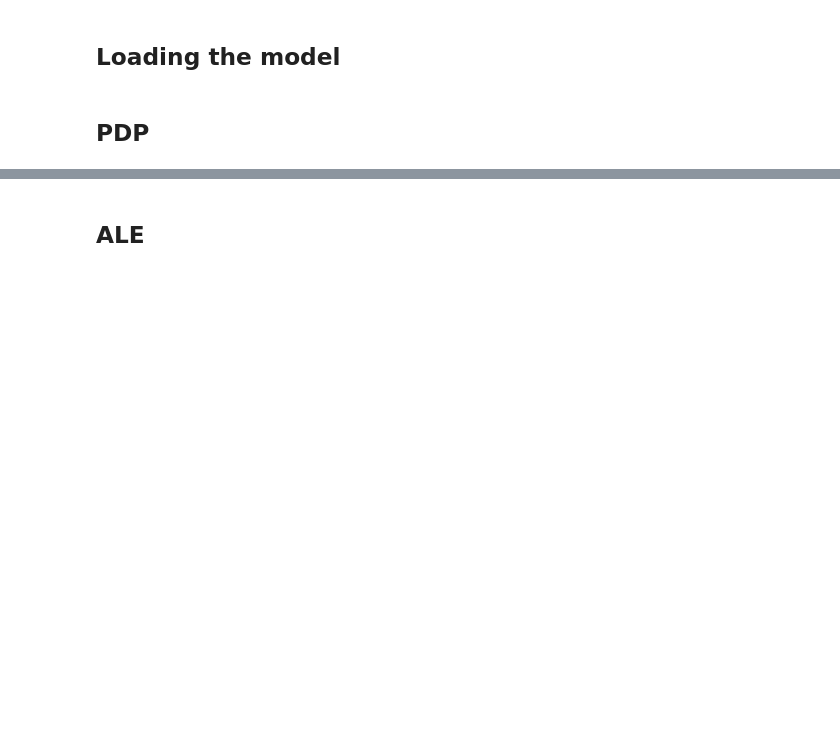
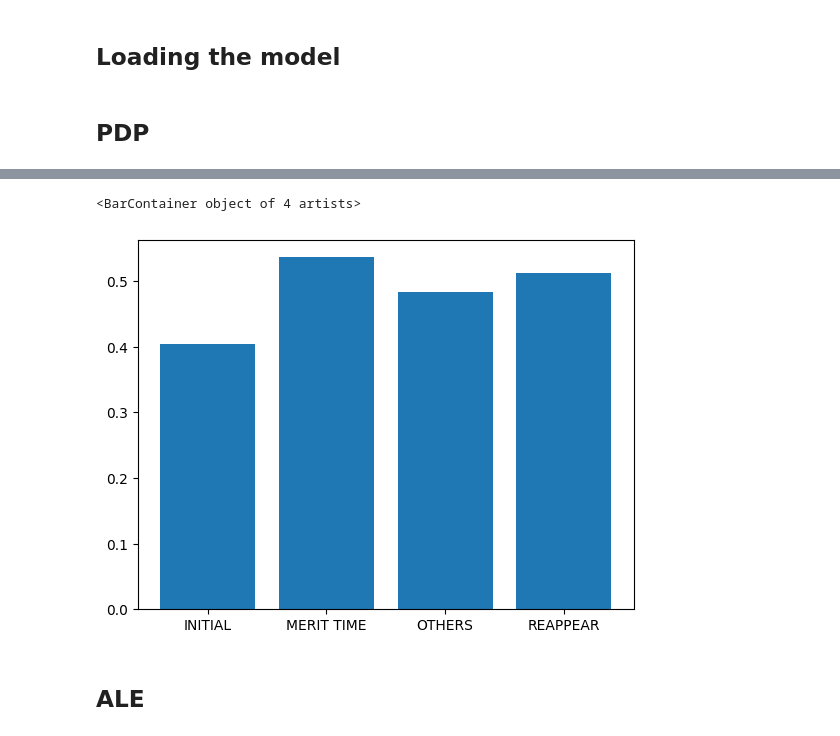
Before and after one commit to Idrissben/Interpretable-jimams, a Jupyter notebook: notebooks/step_5.ipynb, the cells around one changed output, grey strips where cells are left out. Cells and saved outputs as stored; diff of their text form; code cells hidden in the pictures; blank space fills up the shorter version.

```diff
--- a/notebooks/step_5.ipynb
+++ b/notebooks/step_5.ipynb
@@ -74,3 +122,9 @@ print(emissions)
+# %%
+labels = [race[28:] for race in features]
+plt.bar(labels, race_values)
+# %% [output]
+<BarContainer object of 4 artists>
+[figure, added]
 # %% [markdown]
 ## ALE
 # %%
```
Also changed, not shown: parts of 14 cells of this notebook.
